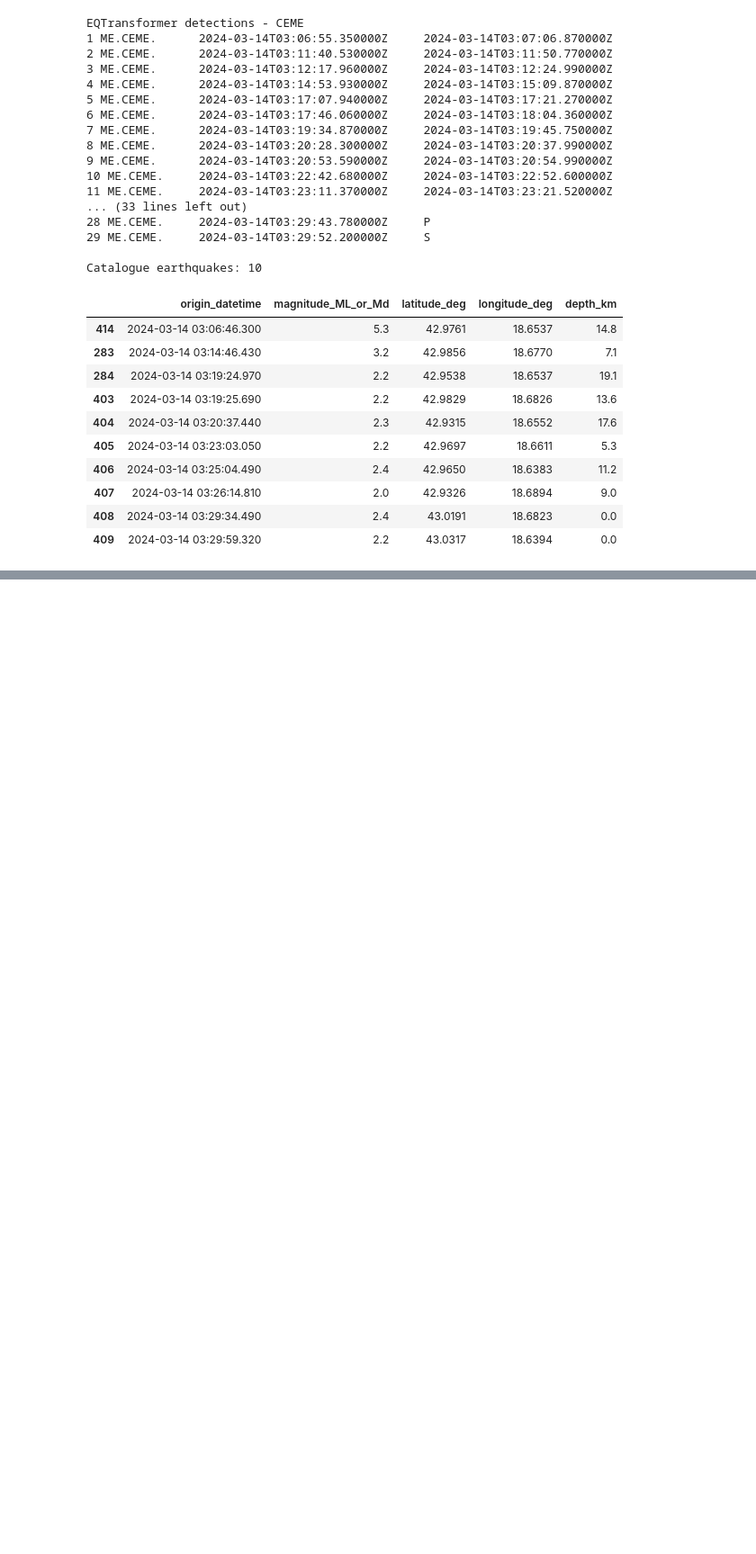
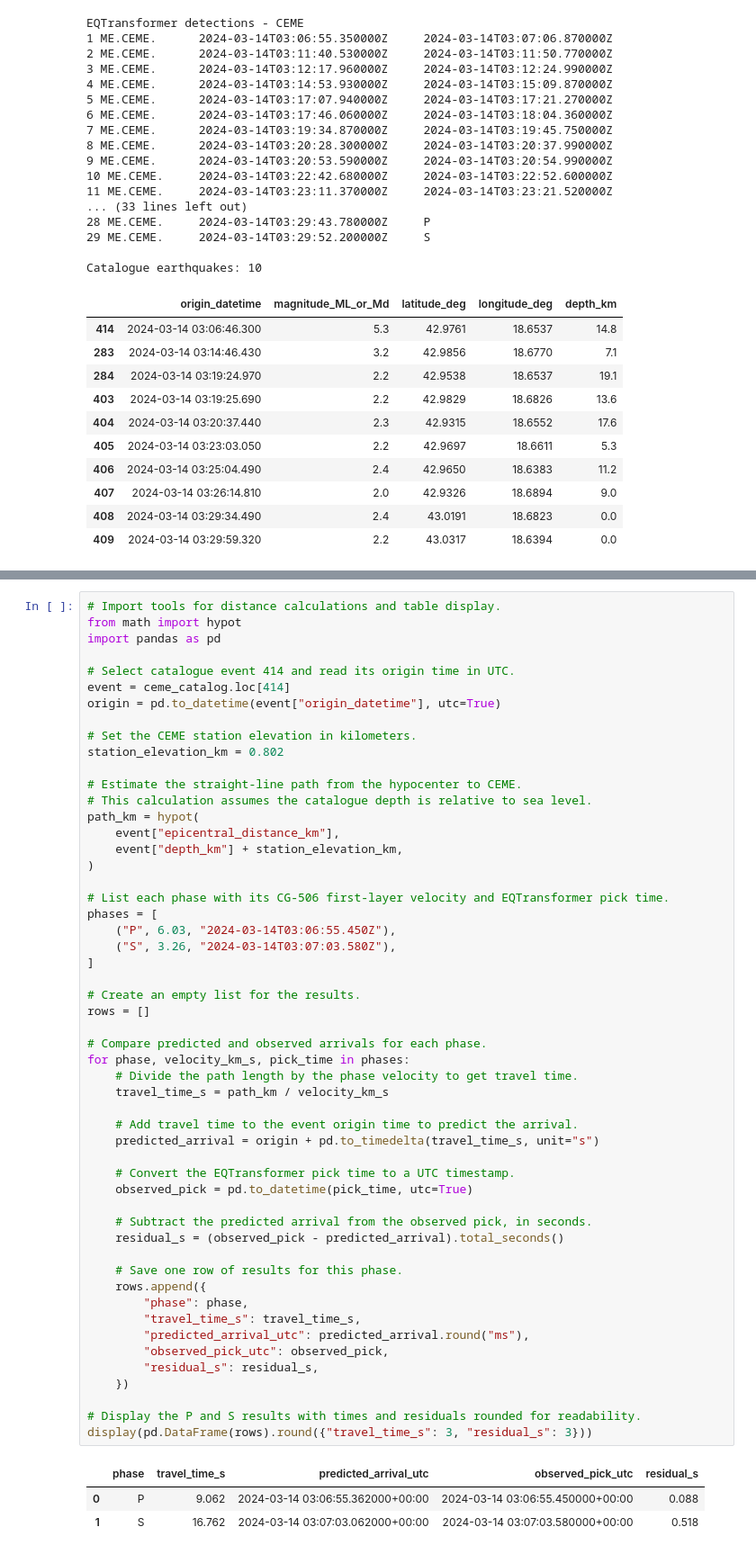
Before and after one commit to milena-seismo/DSB_capstone, a Jupyter notebook: DSB_Capstone_Milena.ipynb, the cells around one changed output, grey strips where cells are left out. Shown at 90% size. Drawn from its saved outputs; the diff is of its cells as text; blank space fills up the shorter version.

```diff
--- a/DSB_Capstone_Milena.ipynb
+++ b/DSB_Capstone_Milena.ipynb
@@ -1405,0 +1433,57 @@ Catalogue earthquakes: 10
+# %%
+# Import tools for distance calculations and table display.
+from math import hypot
+import pandas as pd
+
+# Select catalogue event 414 and read its origin time in UTC.
+event = ceme_catalog.loc[414]
+origin = pd.to_datetime(event["origin_datetime"], utc=True)
+
+# Set the CEME station elevation in kilometers.
+station_elevation_km = 0.802
+
+# Estimate the straight-line path from the hypocenter to CEME.
+# This calculation assumes the catalogue depth is relative to sea level.
+path_km = hypot(
+    event["epicentral_distance_km"],
+    event["depth_km"] + station_elevation_km,
+)
+
+# List each phase with its CG-506 first-layer velocity and EQTransformer pick time.
+phases = [
+    ("P", 6.03, "2024-03-14T03:06:55.450Z"),
+    ("S", 3.26, "2024-03-14T03:07:03.580Z"),
+]
+
+# Create an empty list for the results.
+rows = []
+
+# Compare predicted and observed arrivals for each phase.
+for phase, velocity_km_s, pick_time in phases:
+    # Divide the path length by the phase velocity to get travel time.
+    travel_time_s = path_km / velocity_km_s
+
+    # Add travel time to the event origin time to predict the arrival.
+    predicted_arrival = origin + pd.to_timedelta(travel_time_s, unit="s")
+
+    # Convert the EQTransformer pick time to a UTC timestamp.
+    observed_pick = pd.to_datetime(pick_time, utc=True)
+
+    # Subtract the predicted arrival from the observed pick, in seconds.
+    residual_s = (observed_pick - predicted_arrival).total_seconds()
+
+    # Save one row of results for this phase.
+    rows.append({
+        "phase": phase,
+        "travel_time_s": travel_time_s,
+        "predicted_arrival_utc": predicted_arrival.round("ms"),
+        "observed_pick_utc": observed_pick,
+        "residual_s": residual_s,
+    })
+
+# Display the P and S results with times and residuals rounded for readability.
+display(pd.DataFrame(rows).round({"travel_time_s": 3, "residual_s": 3}))
+# %% [output]
+|  | phase | travel_time_s | predicted_arrival_utc | observed_pick_utc | residual_s |
+| 0 | P | 9.062 | 2024-03-14 03:06:55.362000+00:00 | 2024-03-14 03:06:55.450000+00:00 | 0.088 |
+| 1 | S | 16.762 | 2024-03-14 03:07:03.062000+00:00 | 2024-03-14 03:07:03.580000+00:00 | 0.518 |
```
Also changed, not shown: parts of 2 cells of this notebook.
